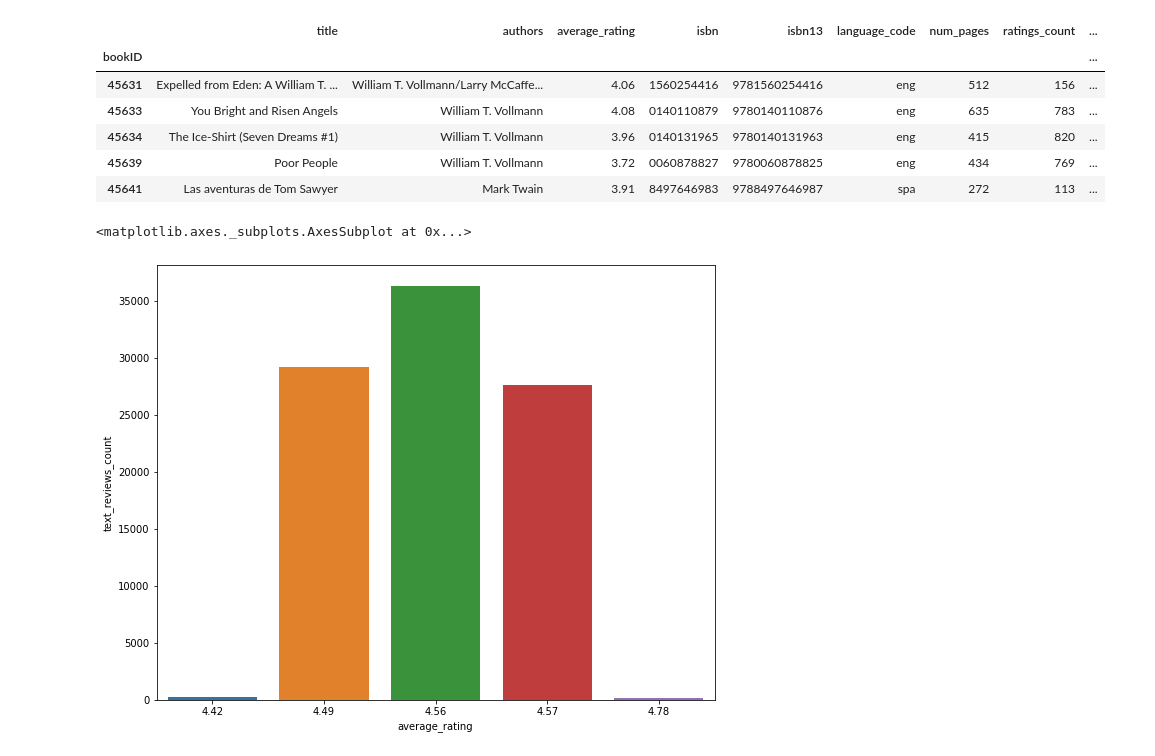
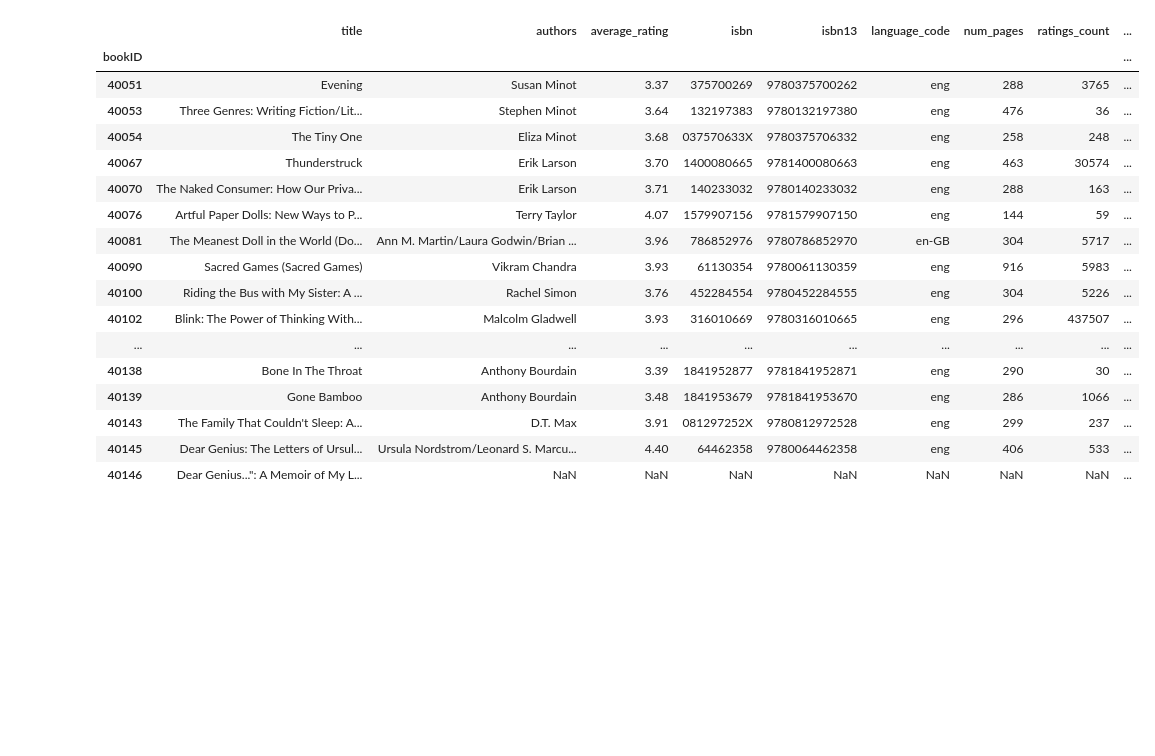
Before and after one commit to Macko321/Workshop-Trening, a Jupyter notebook: Kaggle_Exercise/GoodReads.ipynb, the cells around one changed output. Saved outputs shown, nothing was run; the diff lists cells and outputs as text; code cells hidden in the pictures; blank space fills up the shorter version.

```diff
--- a/Kaggle_Exercise/GoodReads.ipynb
+++ b/Kaggle_Exercise/GoodReads.ipynb
@@ -23,10 +84,21 @@ pd?
 # %%
-df_1.tail()
+df_1.tail(20)
 # %% [output]
 |  | title | authors | average_rating | isbn | isbn13 | language_code | num_pages | ratings_count | ... |
 | bookID |  |  |  |  |  |  |  |  | ... |
-| 45631 | Expelled from Eden: A William T. ... | William T. Vollmann/Larry McCaffe... | 4.06 | 1560254416 | 9781560254416 | eng | 512 | 156 | ... |
-| 45633 | You Bright and Risen Angels | William T. Vollmann | 4.08 | 0140110879 | 9780140110876 | eng | 635 | 783 | ... |
-| 45634 | The Ice-Shirt (Seven Dreams #1) | William T. Vollmann | 3.96 | 0140131965 | 9780140131963 | eng | 415 | 820 | ... |
-| 45639 | Poor People | William T. Vollmann | 3.72 | 0060878827 | 9780060878825 | eng | 434 | 769 | ... |
-| 45641 | Las aventuras de Tom Sawyer | Mark Twain | 3.91 | 8497646983 | 9788497646987 | spa | 272 | 113 | ... |
+| 40051 | Evening | Susan Minot | 3.37 | 375700269 | 9780375700262 | eng | 288 | 3765 | ... |
+| 40053 | Three Genres: Writing Fiction/Lit... | Stephen Minot | 3.64 | 132197383 | 9780132197380 | eng | 476 | 36 | ... |
+| 40054 | The Tiny One | Eliza Minot | 3.68 | 037570633X | 9780375706332 | eng | 258 | 248 | ... |
+| 40067 | Thunderstruck | Erik Larson | 3.70 | 1400080665 | 9781400080663 | eng | 463 | 30574 | ... |
+| 40070 | The Naked Consumer: How Our Priva... | Erik Larson | 3.71 | 140233032 | 9780140233032 | eng | 288 | 163 | ... |
+| 40076 | Artful Paper Dolls: New Ways to P... | Terry Taylor | 4.07 | 1579907156 | 9781579907150 | eng | 144 | 59 | ... |
+| 40081 | The Meanest Doll in the World (Do... | Ann M. Martin/Laura Godwin/Brian ... | 3.96 | 786852976 | 9780786852970 | en-GB | 304 | 5717 | ... |
+| 40090 | Sacred Games (Sacred Games) | Vikram Chandra | 3.93 | 61130354 | 9780061130359 | eng | 916 | 5983 | ... |
+| 40100 | Riding the Bus with My Sister: A ... | Rachel Simon | 3.76 | 452284554 | 9780452284555 | eng | 304 | 5226 | ... |
+| 40102 | Blink: The Power of Thinking With... | Malcolm Gladwell | 3.93 | 316010669 | 9780316010665 | eng | 296 | 437507 | ... |
+| ... | ... | ... | ... | ... | ... | ... | ... | ... | ... |
+| 40138 | Bone In The Throat | Anthony Bourdain | 3.39 | 1841952877 | 9781841952871 | eng | 290 | 30 | ... |
+| 40139 | Gone Bamboo | Anthony Bourdain | 3.48 | 1841953679 | 9781841953670 | eng | 286 | 1066 | ... |
+| 40143 | The Family That Couldn't Sleep: A... | D.T. Max | 3.91 | 081297252X | 9780812972528 | eng | 299 | 237 | ... |
+| 40145 | Dear Genius: The Letters of Ursul... | Ursula Nordstrom/Leonard S. Marcu... | 4.40 | 64462358 | 9780064462358 | eng | 406 | 533 | ... |
+| 40146 | Dear Genius...": A Memoir of My L... | NaN | NaN | NaN | NaN | NaN | NaN | NaN | ... |
@@ -35,12 +105,9 @@ import seaborn as sns
 # %%
-plt.figure(figsize=(10,8))
+#plt.figure(figsize=(10,8))
 
 
 
-sns.barplot(x=data['average_rating'],y=data['text_reviews_count'])
+#sns.barplot(x=data['num_pages'],y=data['text_reviews_count'])
-# %% [output]
-<matplotlib.axes._subplots.AxesSubplot at 0x...>
-[figure, removed]
 # %%
 #More visualization tools
 # %%
```
Also changed, not shown: parts of 20 cells of this notebook.
